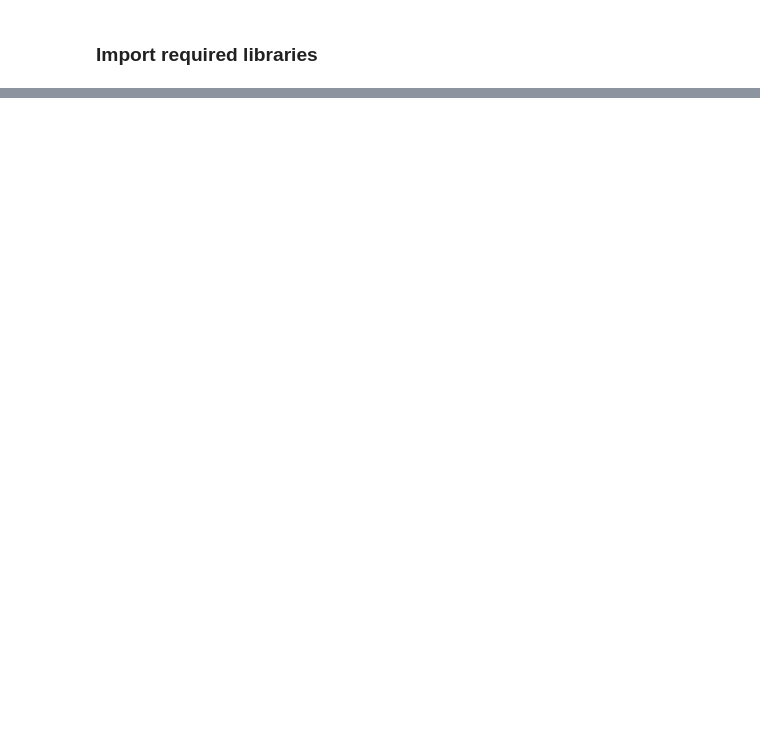
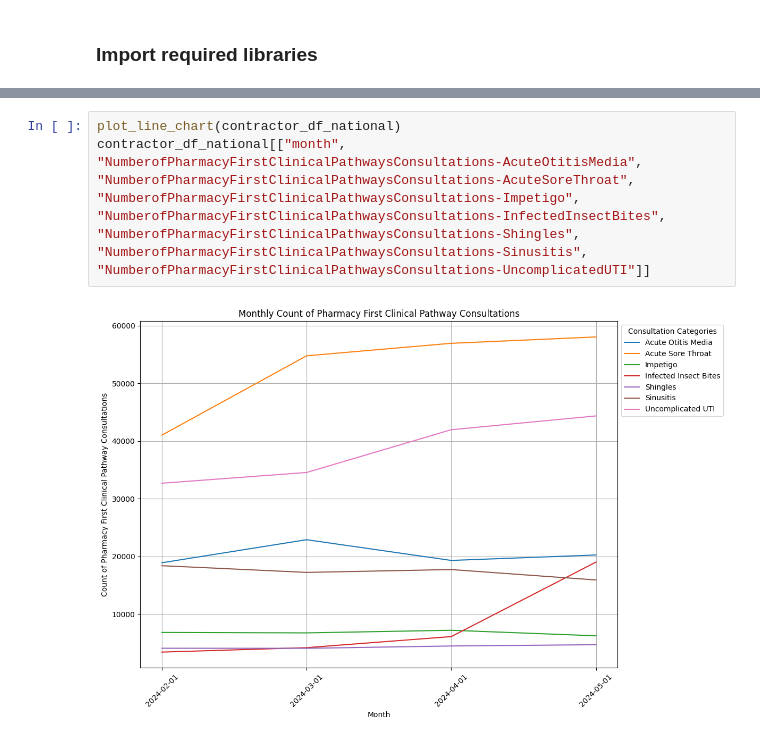
Before and after one commit to chrisjwood16/pharmacy-first-open-data, a Jupyter notebook: notebooks/data_analysis.ipynb, the cells around one changed output, grey strips where cells are left out. Drawn from its saved outputs; the diff is of its cells as text; blank space fills up the shorter version.

```diff
--- a/notebooks/data_analysis.ipynb
+++ b/notebooks/data_analysis.ipynb
@@ -15,0 +52,5 @@ Data on medications supplied under a Pharmacy First clinical pathway is publishe
+# %%
+plot_line_chart(contractor_df_national)
+contractor_df_national[["month", "NumberofPharmacyFirstClinicalPathwaysConsultations-AcuteOtitisMedia", "NumberofPharmacyFirstClinicalPathwaysConsultations-AcuteSoreThroat", "NumberofPharmacyFirstClinicalPathwaysConsultations-Impetigo", "NumberofPharmacyFirstClinicalPathwaysConsultations-InfectedInsectBites", "NumberofPharmacyFirstClinicalPathwaysConsultations-Shingles", "NumberofPharmacyFirstClinicalPathwaysConsultations-Sinusitis", "NumberofPharmacyFirstClinicalPathwaysConsultations-UncomplicatedUTI"]]
+# %% [output]
+[figure, added]
```
Also changed, not shown: parts of 19 cells of this notebook.
